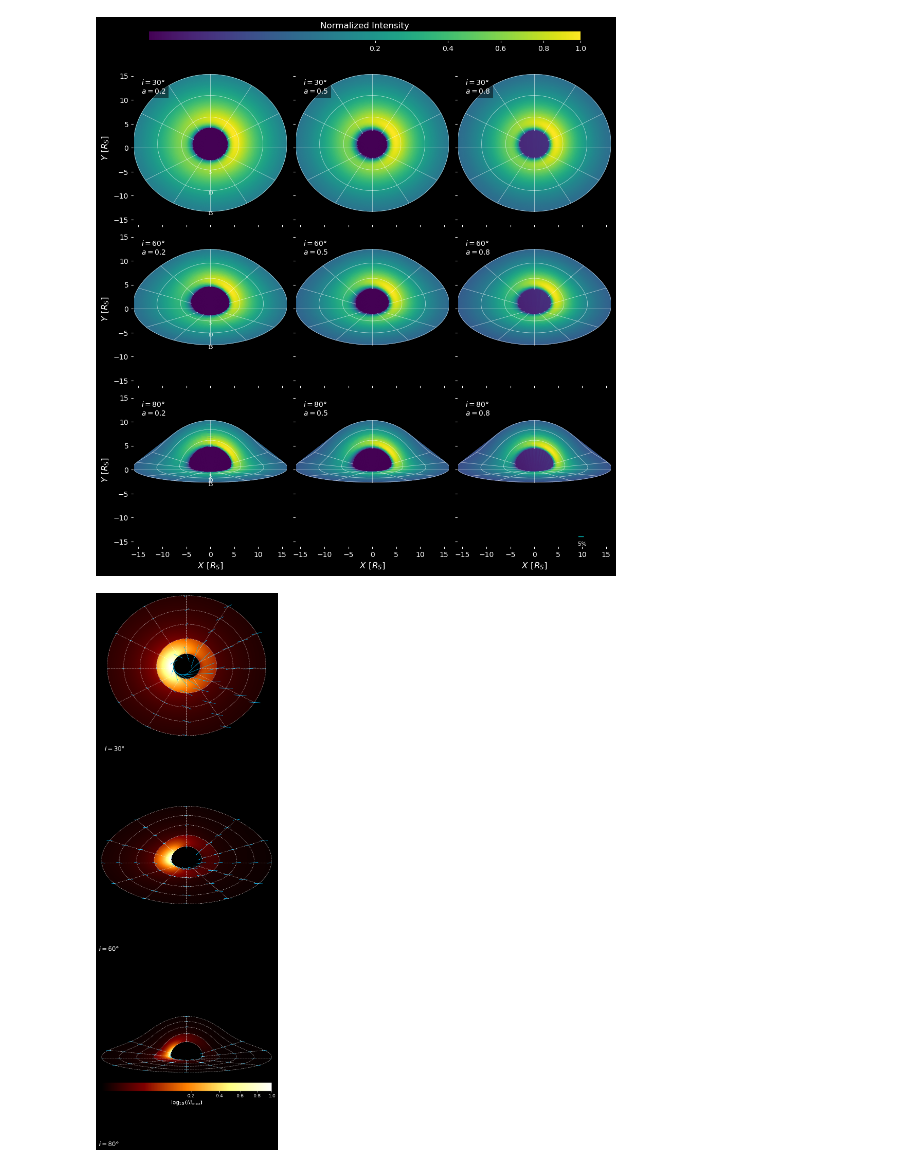
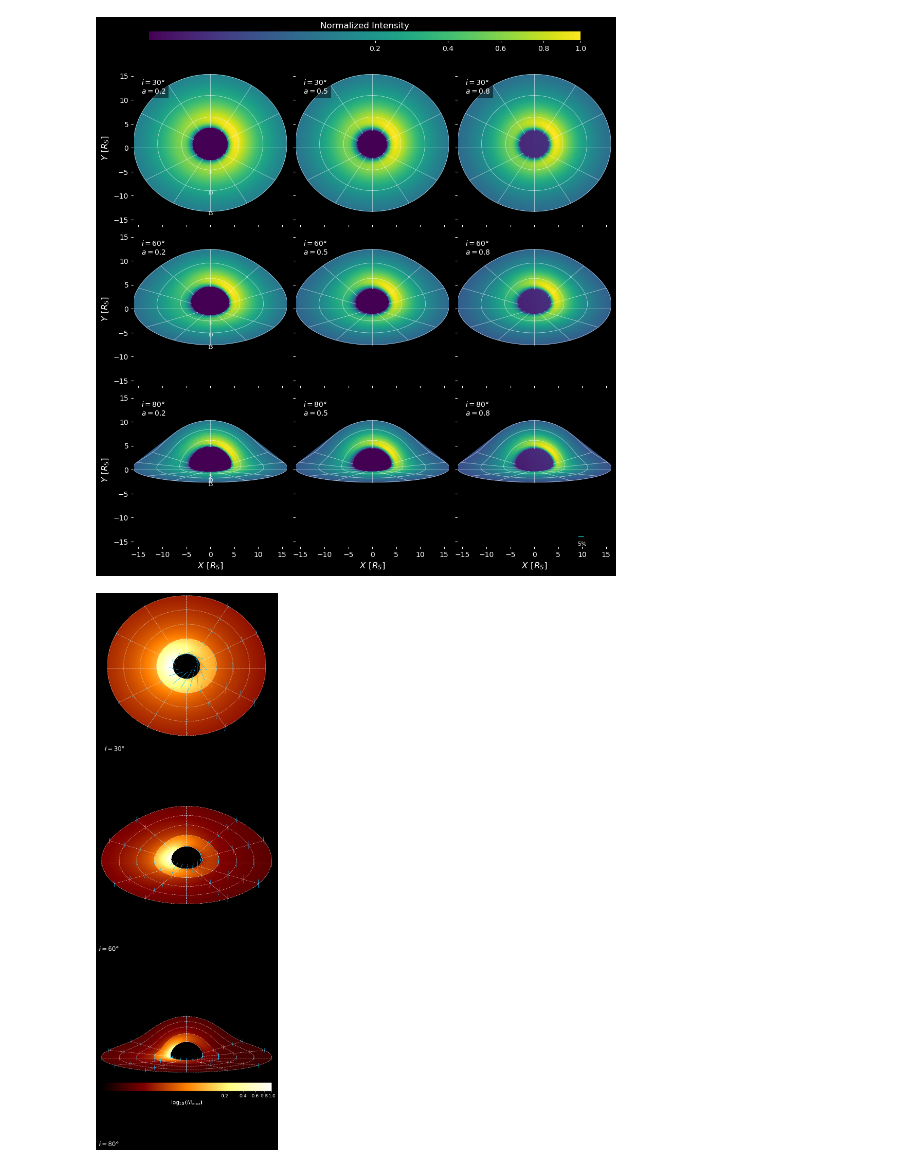
Before and after one commit to MehulGoyal22/PolAccDisk, a Jupyter notebook: polarization_analysis.ipynb, the cells around one changed output. Drawn from its saved outputs; the diff is of its cells as text; code cells hidden in the pictures.

```diff
--- a/polarization_analysis.ipynb
+++ b/polarization_analysis.ipynb
@@ -3005,7 +3007,7 @@ import warnings
 warnings.filterwarnings("ignore", category=RuntimeWarning)
 
 # Per-panel quiver scale factors
-scale_factor_dic = {30: 40, 60: 10, 80: 5}
+scale_factor_dic = {30: 30, 60: 10, 80: 5}
 
 def plot_accretion_disk_image(ax, i_deg):
     i = np.deg2rad(i_deg)
@@ -3046,9 +3048,9 @@ def plot_accretion_disk_image(ax, i_deg):
     # Instead of assigning selectively, do it for the whole array
     I_map = np.where(
     r_grid <= 5,
-    (g**4) * t_u_fourth * a_es * (1/4)*(500**4 - 10**4),
-    (g**4) * t_u_fourth * a_es * (1/3.7)*(500**3.7 - 10**3.7)
-    )
+    (g**4) * t_u_fourth * a_es * (10/3)*(500**0.3 - 10**0.3),
+    (g**4) * t_u_fourth * a_es * (np.log(50)))
+
 
 
     num_pd = 1 + 16.3*cos_zeta_prime + 6.2*cos_zeta_prime**2
@@ -3061,7 +3063,7 @@ def plot_accretion_disk_image(ax, i_deg):
     tan_chi_sr = -beta*cos_alpha*cos_zeta/(sin_zeta**2 - beta*cos_xi)
     chi_sr     = np.arctan(tan_chi_sr)
     chi_tot    = chi_gr + chi_sr
-    pa         = np.pi/2+ chi_tot
+    pa         = chi_tot
 
     # Raw sky coords & rotate 90° CCW
     b       = (r_grid/np.sqrt(1 - u))*sin_alpha
@@ -3077,7 +3079,7 @@ def plot_accretion_disk_image(ax, i_deg):
     im = ax.pcolormesh(
         X, Y, I_norm,
         cmap='afmhot',
-        norm=PowerNorm(gamma=0.4,vmin=1e-6, vmax=1),
+        norm=PowerNorm(gamma=0.2,vmin=1e-6, vmax=1),
         shading='auto',
     )
 
@@ -3160,7 +3162,7 @@ def plot_accretion_disk_image(ax, i_deg):
     chi_grq  = np.arctan(atan_grq)
     atan_srq = -betaq*cos_alphaq*cos_zetaq/(sin_zetaq**2 - betaq*cos_xiq)
     chi_srq  = np.arctan(atan_srq)
-    pa_qmesh = np.pi/2+(chi_grq + chi_srq)
+    pa_qmesh = (chi_grq + chi_srq)
 
     # 4) compute the corresponding sky coords and rotate
     bq      = (Rq/np.sqrt(1-uq)) * sin_alphaq
@@ -3176,34 +3178,34 @@ def plot_accretion_disk_image(ax, i_deg):
     Uq = -pd_qmesh * np.sin(pa_qmesh) * scale
     Vq =  pd_qmesh * np.cos(pa_qmesh) * scale
 
     # 6) and plot
     ax.quiver(
         Xq, Yq, Uq, Vq,
         color='deepskyblue', headwidth=0, headlength=0, headaxislength=0,
         pivot='middle', scale_units='xy', scale=1,
         width=0.002, linewidths=0.3
     )
 
     ax.set_aspect('equal', 'box')
     ax.axis('off')
     ax.text(-15, -15, f'$i={i_deg}°$', color='white', fontsize=16,
             bbox=dict(facecolor='black', alpha=0.6, pad=0.2))
     return im
 
 # Main script
 fig, axes = plt.subplots(3,1, figsize=(8,24), facecolor='black')
 for ax, i_deg in zip(axes, [30,60,80]):
     im = plot_accretion_disk_image(ax, i_deg)
     ax.axis('off')
 
 cbar = fig.colorbar(im, ax=axes, orientation='horizontal', fraction=0.04, pad=0.02)
 cbar.set_label(r'$\log_{10}(I/I_{\max})$', color='white', fontsize=14)
 cbar.ax.tick_params(colors='white', labelsize=12)
 
 plt.savefig('compton_disk.png', dpi=300, bbox_inches='tight', facecolor='black')
 plt.show()
 # %% [output]
-[figure, old version]
+[figure, new version]
 # %%
 import numpy as np
 import matplotlib.pyplot as plt
```
Also changed, not shown: parts of 3 cells of this notebook, 4 other files.
